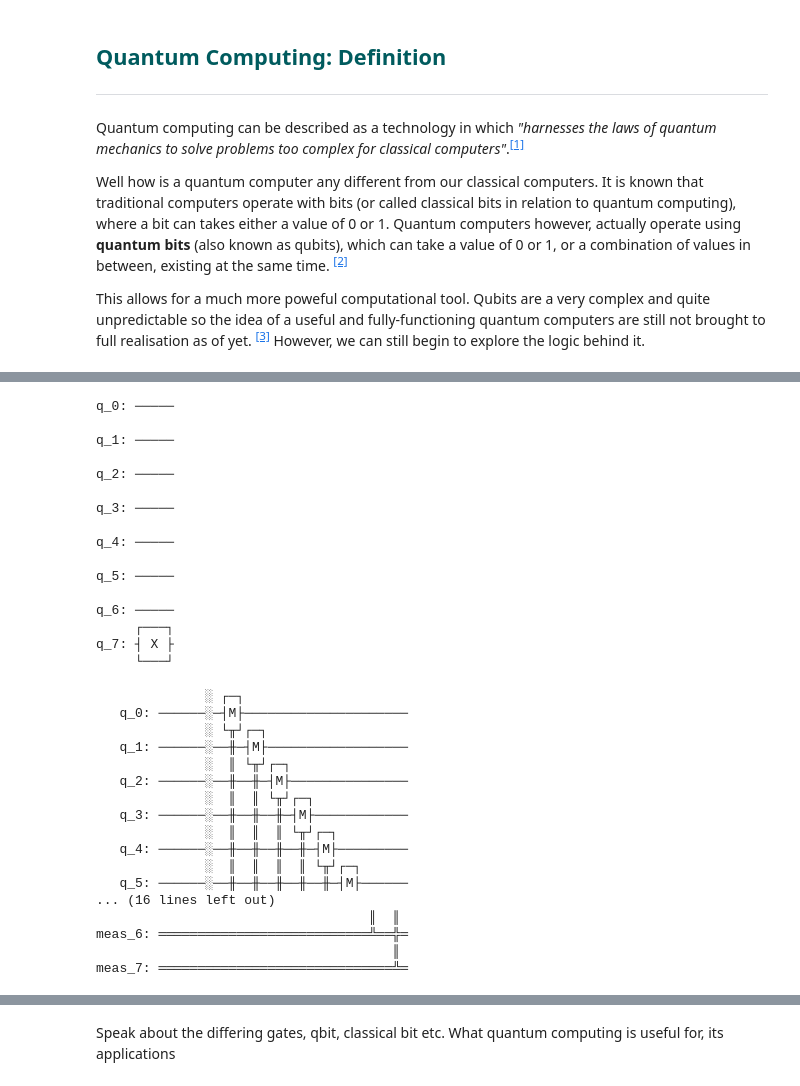
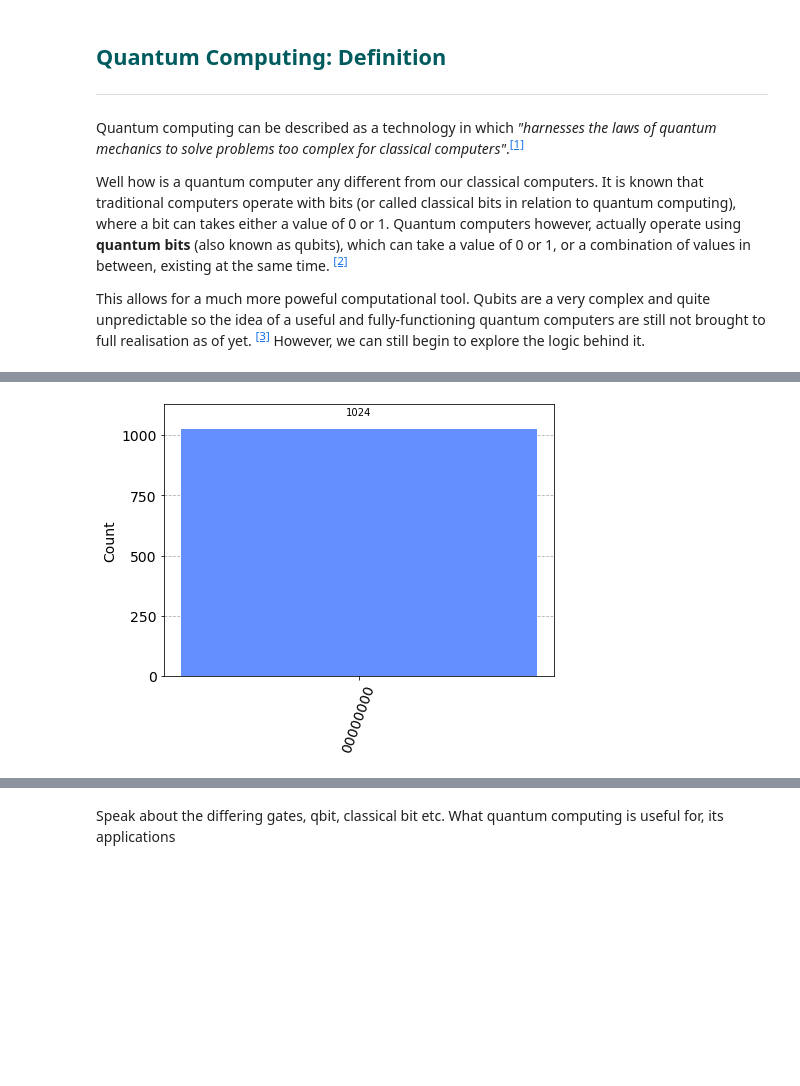
Before and after one commit to shanemcdonagh/emergingtechnologies, a Jupyter notebook: content/notebooks/04-quantum-computing.ipynb, the cells around one changed output, grey strips where cells are left out. Saved outputs shown, nothing was run; the diff lists cells and outputs as text; code cells hidden in the pictures; blank space fills up the shorter version.

```diff
--- a/content/notebooks/04-quantum-computing.ipynb
+++ b/content/notebooks/04-quantum-computing.ipynb
@@ -57,2 +51,0 @@ circuit.draw(output="mpl",initial_state=True)
-# %%
-qc_output = qiskit.QuantumCircuit(8)
@@ -65,47 +64,7 @@ qc_output.draw(output="mpl",initial_state=True)
 # %%
-#sim = qiskit.Aer.get_backend('aer_simulator')
-#result = sim.run(qc_output).result()
-#counts = result.get_counts()
-#plot_histogram(counts)
+sim = Aer.get_backend('aer_simulator')
+result = sim.run(qc_output).result()
+counts = result.get_counts()
+plot_histogram(counts)
+# %% [output]
+[figure, added]
-# %%
-qc_encode = qiskit.QuantumCircuit(8)
-qc_encode.x(7)
-qc_encode.draw()
-# %% [output]
-q_0: ─────
-
-q_1: ─────
-
-q_2: ─────
-
-q_3: ─────
-
-q_4: ─────
-
-q_5: ─────
-
-q_6: ─────
-     ┌───┐
-q_7: ┤ X ├
-     └───┘
-# %%
-qc_encode.measure_all()
-qc_encode.draw()
-# %% [output]
-              ░ ┌─┐
-   q_0: ──────░─┤M├─────────────────────
-              ░ └╥┘┌─┐
-   q_1: ──────░──╫─┤M├──────────────────
-              ░  ║ └╥┘┌─┐
-   q_2: ──────░──╫──╫─┤M├───────────────
-              ░  ║  ║ └╥┘┌─┐
-   q_3: ──────░──╫──╫──╫─┤M├────────────
-              ░  ║  ║  ║ └╥┘┌─┐
-   q_4: ──────░──╫──╫──╫──╫─┤M├─────────
-              ░  ║  ║  ║  ║ └╥┘┌─┐
-   q_5: ──────░──╫──╫──╫──╫──╫─┤M├──────
-... (16 lines left out)
-                                   ║  ║
-meas_6: ═══════════════════════════╩══╬═
-                                      ║
-meas_7: ══════════════════════════════╩═
```
Also changed, not shown: parts of 34 cells of this notebook.
